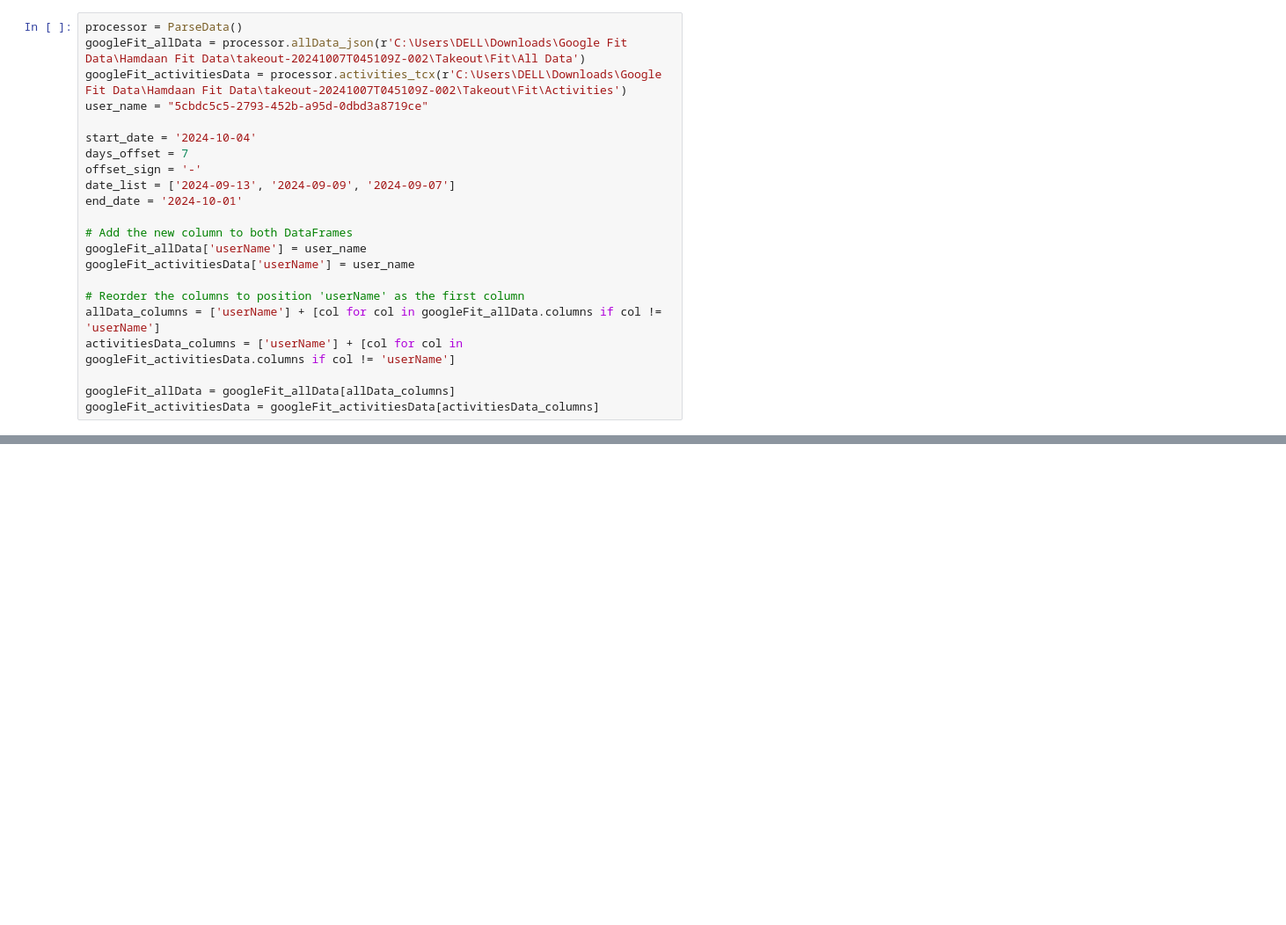
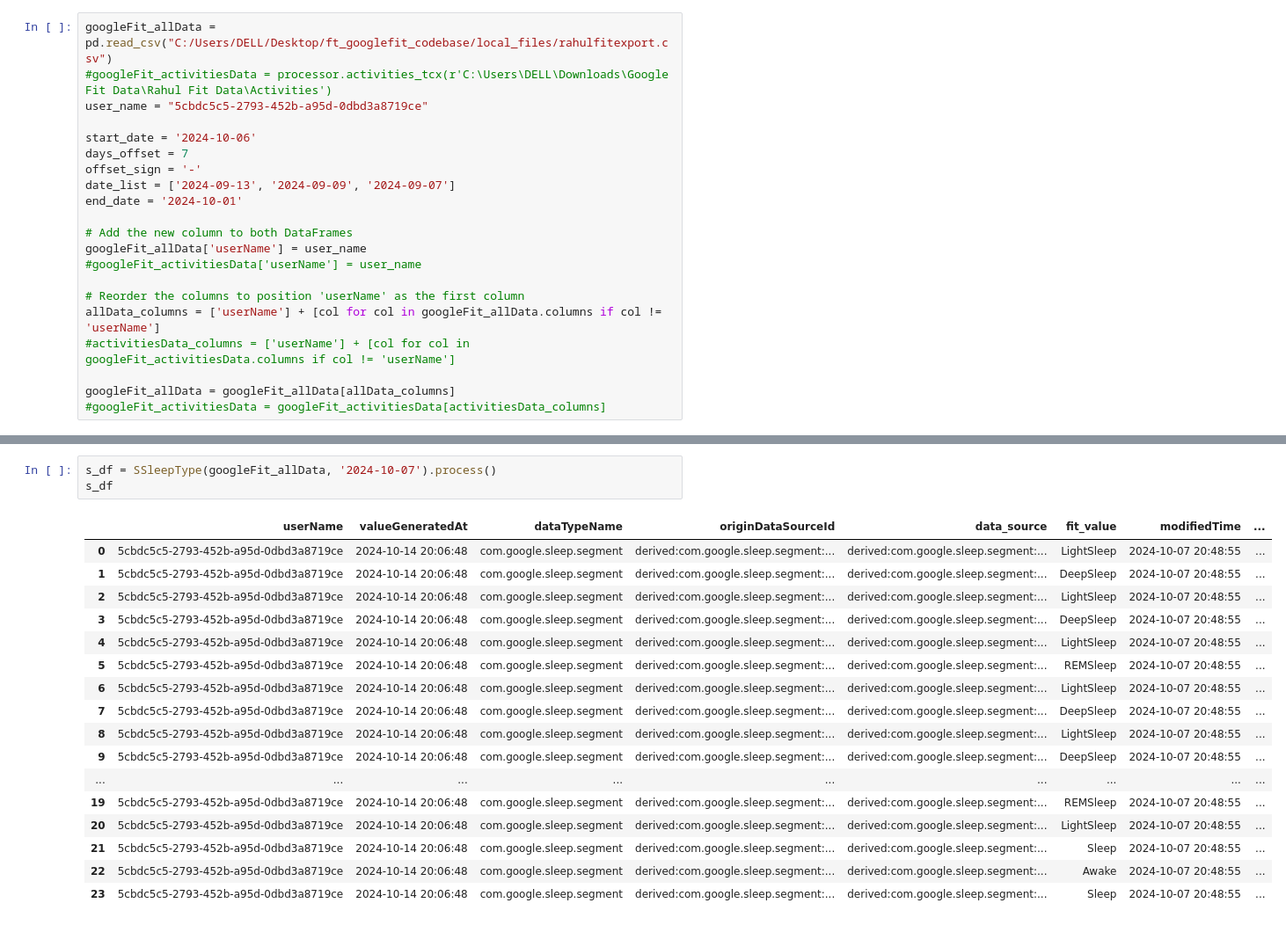
Before and after one commit to fh-rahul-agarwal/fh-corex, a Jupyter notebook: test.ipynb, the cells around one changed output, grey strips where cells are left out. Shown: that part at 88% size. Saved outputs shown, nothing was run; the diff lists cells and outputs as text; blank space fills up the shorter version.

```diff
--- a/test.ipynb
+++ b/test.ipynb
@@ -4,10 +22,9 @@ from data_source.parseData.googleFitDataParsing import *
 # %%
-processor = ParseData()
-googleFit_allData = processor.allData_json(r'C:\Users\DELL\Downloads\Google Fit Data\Hamdaan Fit Data\takeout-20241007T045109Z-002\Takeout\Fit\All Data')
-googleFit_activitiesData = processor.activities_tcx(r'C:\Users\DELL\Downloads\Google Fit Data\Hamdaan Fit Data\takeout-20241007T045109Z-002\Takeout\Fit\Activities')
+googleFit_allData = pd.read_csv("C:/Users/DELL/Desktop/ft_googlefit_codebase/local_files/rahulfitexport.csv")
+#googleFit_activitiesData = processor.activities_tcx(r'C:\Users\DELL\Downloads\Google Fit Data\Rahul Fit Data\Activities')
 user_name = "5cbdc5c5-2793-452b-a95d-0dbd3a8719ce"
 
-start_date = '2024-10-04'
+start_date = '2024-10-06'
 days_offset = 7
 offset_sign = '-'
 date_list = ['2024-09-13', '2024-09-09', '2024-09-07']
@@ -15,11 +32,11 @@ end_date = '2024-10-01'
 
 # Add the new column to both DataFrames
 googleFit_allData['userName'] = user_name
-googleFit_activitiesData['userName'] = user_name
+#googleFit_activitiesData['userName'] = user_name
 
 # Reorder the columns to position 'userName' as the first column
 allData_columns = ['userName'] + [col for col in googleFit_allData.columns if col != 'userName']
-activitiesData_columns = ['userName'] + [col for col in googleFit_activitiesData.columns if col != 'userName']
+#activitiesData_columns = ['userName'] + [col for col in googleFit_activitiesData.columns if col != 'userName']
 
 googleFit_allData = googleFit_allData[allData_columns]
-googleFit_activitiesData = googleFit_activitiesData[activitiesData_columns]
+#googleFit_activitiesData = googleFit_activitiesData[activitiesData_columns]
@@ -57,0 +47,21 @@ googleFit_activitiesData
+# %%
+s_df = SSleepType(googleFit_allData, '2024-10-07').process()
+s_df
+# %% [output]
+|  | userName | valueGeneratedAt | dataTypeName | originDataSourceId | data_source | fit_value | modifiedTime | ... |
+| 0 | 5cbdc5c5-2793-452b-a95d-0dbd3a8719ce | 2024-10-14 20:06:48 | com.google.sleep.segment | derived:com.google.sleep.segment:... | derived:com.google.sleep.segment:... | LightSleep | 2024-10-07 20:48:55 | ... |
+| 1 | 5cbdc5c5-2793-452b-a95d-0dbd3a8719ce | 2024-10-14 20:06:48 | com.google.sleep.segment | derived:com.google.sleep.segment:... | derived:com.google.sleep.segment:... | DeepSleep | 2024-10-07 20:48:55 | ... |
+| 2 | 5cbdc5c5-2793-452b-a95d-0dbd3a8719ce | 2024-10-14 20:06:48 | com.google.sleep.segment | derived:com.google.sleep.segment:... | derived:com.google.sleep.segment:... | LightSleep | 2024-10-07 20:48:55 | ... |
+| 3 | 5cbdc5c5-2793-452b-a95d-0dbd3a8719ce | 2024-10-14 20:06:48 | com.google.sleep.segment | derived:com.google.sleep.segment:... | derived:com.google.sleep.segment:... | DeepSleep | 2024-10-07 20:48:55 | ... |
+| 4 | 5cbdc5c5-2793-452b-a95d-0dbd3a8719ce | 2024-10-14 20:06:48 | com.google.sleep.segment | derived:com.google.sleep.segment:... | derived:com.google.sleep.segment:... | LightSleep | 2024-10-07 20:48:55 | ... |
+| 5 | 5cbdc5c5-2793-452b-a95d-0dbd3a8719ce | 2024-10-14 20:06:48 | com.google.sleep.segment | derived:com.google.sleep.segment:... | derived:com.google.sleep.segment:... | REMSleep | 2024-10-07 20:48:55 | ... |
+| 6 | 5cbdc5c5-2793-452b-a95d-0dbd3a8719ce | 2024-10-14 20:06:48 | com.google.sleep.segment | derived:com.google.sleep.segment:... | derived:com.google.sleep.segment:... | LightSleep | 2024-10-07 20:48:55 | ... |
+| 7 | 5cbdc5c5-2793-452b-a95d-0dbd3a8719ce | 2024-10-14 20:06:48 | com.google.sleep.segment | derived:com.google.sleep.segment:... | derived:com.google.sleep.segment:... | DeepSleep | 2024-10-07 20:48:55 | ... |
+| 8 | 5cbdc5c5-2793-452b-a95d-0dbd3a8719ce | 2024-10-14 20:06:48 | com.google.sleep.segment | derived:com.google.sleep.segment:... | derived:com.google.sleep.segment:... | LightSleep | 2024-10-07 20:48:55 | ... |
+| 9 | 5cbdc5c5-2793-452b-a95d-0dbd3a8719ce | 2024-10-14 20:06:48 | com.google.sleep.segment | derived:com.google.sleep.segment:... | derived:com.google.sleep.segment:... | DeepSleep | 2024-10-07 20:48:55 | ... |
+| ... | ... | ... | ... | ... | ... | ... | ... | ... |
+| 19 | 5cbdc5c5-2793-452b-a95d-0dbd3a8719ce | 2024-10-14 20:06:48 | com.google.sleep.segment | derived:com.google.sleep.segment:... | derived:com.google.sleep.segment:... | REMSleep | 2024-10-07 20:48:55 | ... |
+| 20 | 5cbdc5c5-2793-452b-a95d-0dbd3a8719ce | 2024-10-14 20:06:48 | com.google.sleep.segment | derived:com.google.sleep.segment:... | derived:com.google.sleep.segment:... | LightSleep | 2024-10-07 20:48:55 | ... |
+| 21 | 5cbdc5c5-2793-452b-a95d-0dbd3a8719ce | 2024-10-14 20:06:48 | com.google.sleep.segment | derived:com.google.sleep.segment:... | derived:com.google.sleep.segment:... | Sleep | 2024-10-07 20:48:55 | ... |
+| 22 | 5cbdc5c5-2793-452b-a95d-0dbd3a8719ce | 2024-10-14 20:06:48 | com.google.sleep.segment | derived:com.google.sleep.segment:... | derived:com.google.sleep.segment:... | Awake | 2024-10-07 20:48:55 | ... |
+| 23 | 5cbdc5c5-2793-452b-a95d-0dbd3a8719ce | 2024-10-14 20:06:48 | com.google.sleep.segment | derived:com.google.sleep.segment:... | derived:com.google.sleep.segment:... | Sleep | 2024-10-07 20:48:55 | ... |
```
Also changed, not shown: parts of 10 cells of this notebook, 8 other files.
